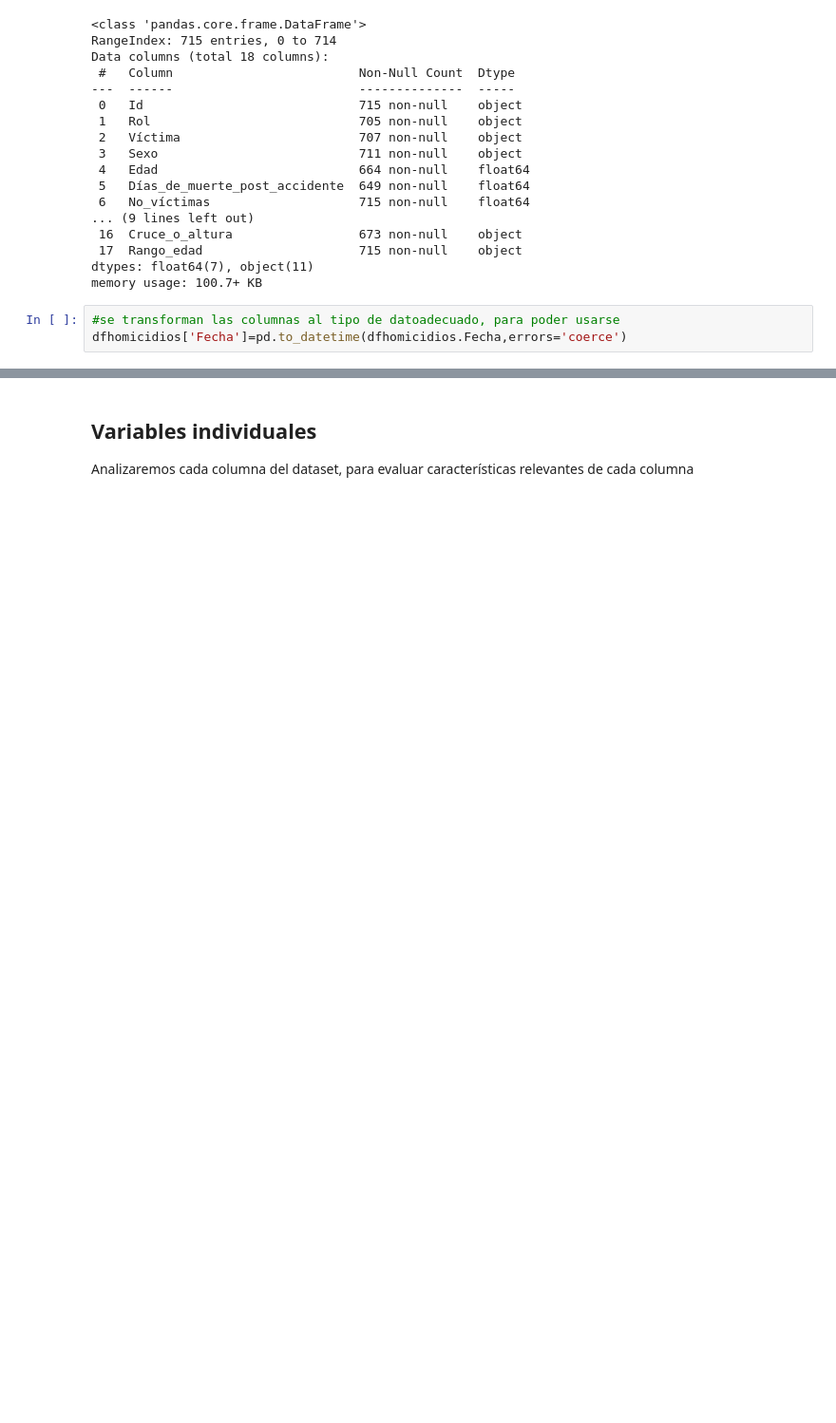
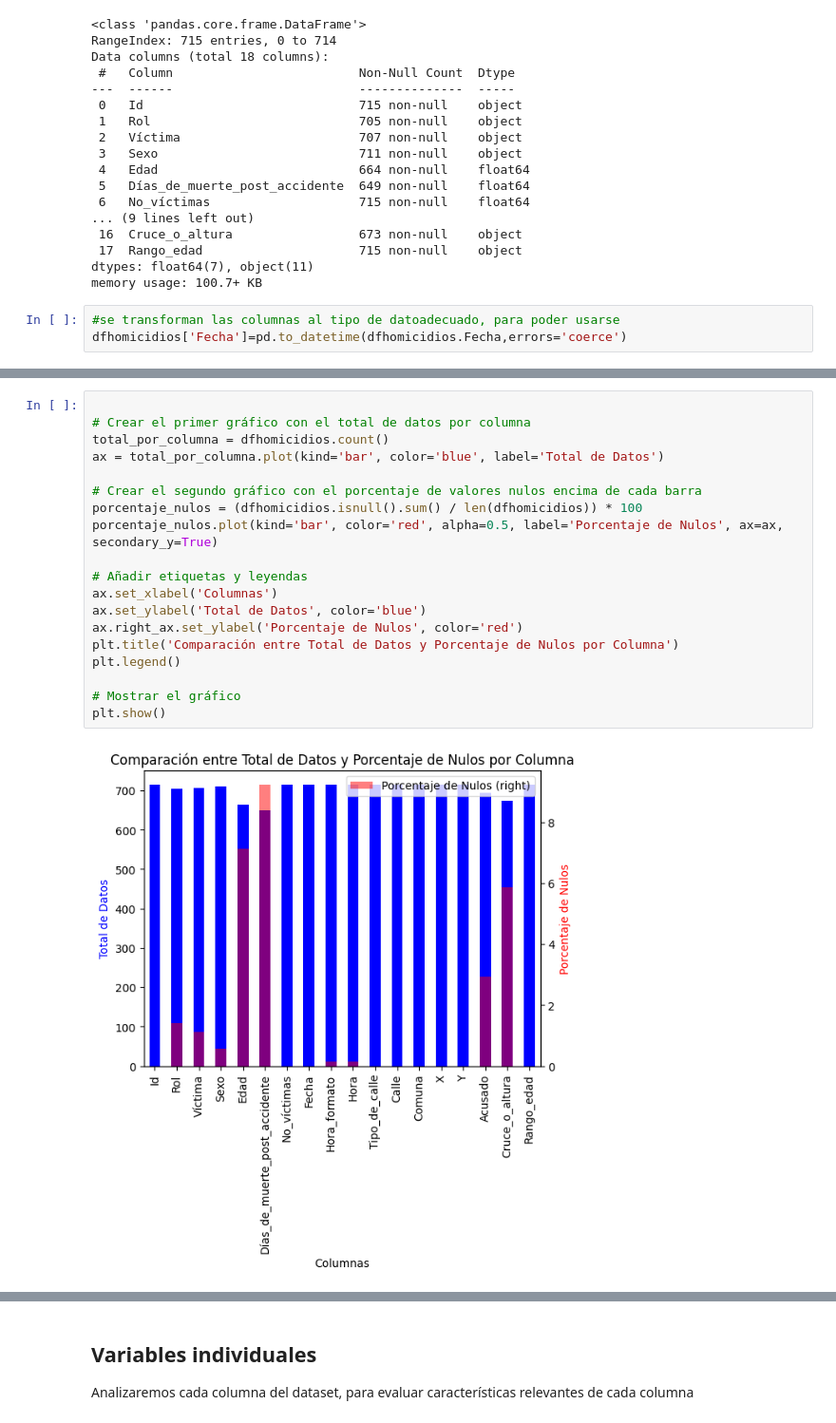
Before and after one commit to JUrielCerecero/Proyecto-Indiviudal-de-Data-Analytics-Siniestro-viales, a Jupyter notebook: EDA.ipynb, the cells around one changed output, grey strips where cells are left out. Shown at 95% size. Cells and saved outputs as stored; diff of their text form; blank space fills up the shorter version.

Commit message:
imagenes y readme

```diff
--- a/EDA.ipynb
+++ b/EDA.ipynb
@@ -38,0 +63,21 @@ dfhomicidios['Fecha']=pd.to_datetime(dfhomicidios.Fecha,errors='coerce')
+# %%
+
+# Crear el primer gráfico con el total de datos por columna
+total_por_columna = dfhomicidios.count()
+ax = total_por_columna.plot(kind='bar', color='blue', label='Total de Datos')
+
+# Crear el segundo gráfico con el porcentaje de valores nulos encima de cada barra
+porcentaje_nulos = (dfhomicidios.isnull().sum() / len(dfhomicidios)) * 100
+porcentaje_nulos.plot(kind='bar', color='red', alpha=0.5, label='Porcentaje de Nulos', ax=ax, secondary_y=True)
+
+# Añadir etiquetas y leyendas
+ax.set_xlabel('Columnas')
+ax.set_ylabel('Total de Datos', color='blue')
+ax.right_ax.set_ylabel('Porcentaje de Nulos', color='red')
+plt.title('Comparación entre Total de Datos y Porcentaje de Nulos por Columna')
+plt.legend()
+
+# Mostrar el gráfico
+plt.show()
+# %% [output]
+[figure, added]
```
Also changed, not shown: parts of 19 cells of this notebook, 36 other files.
